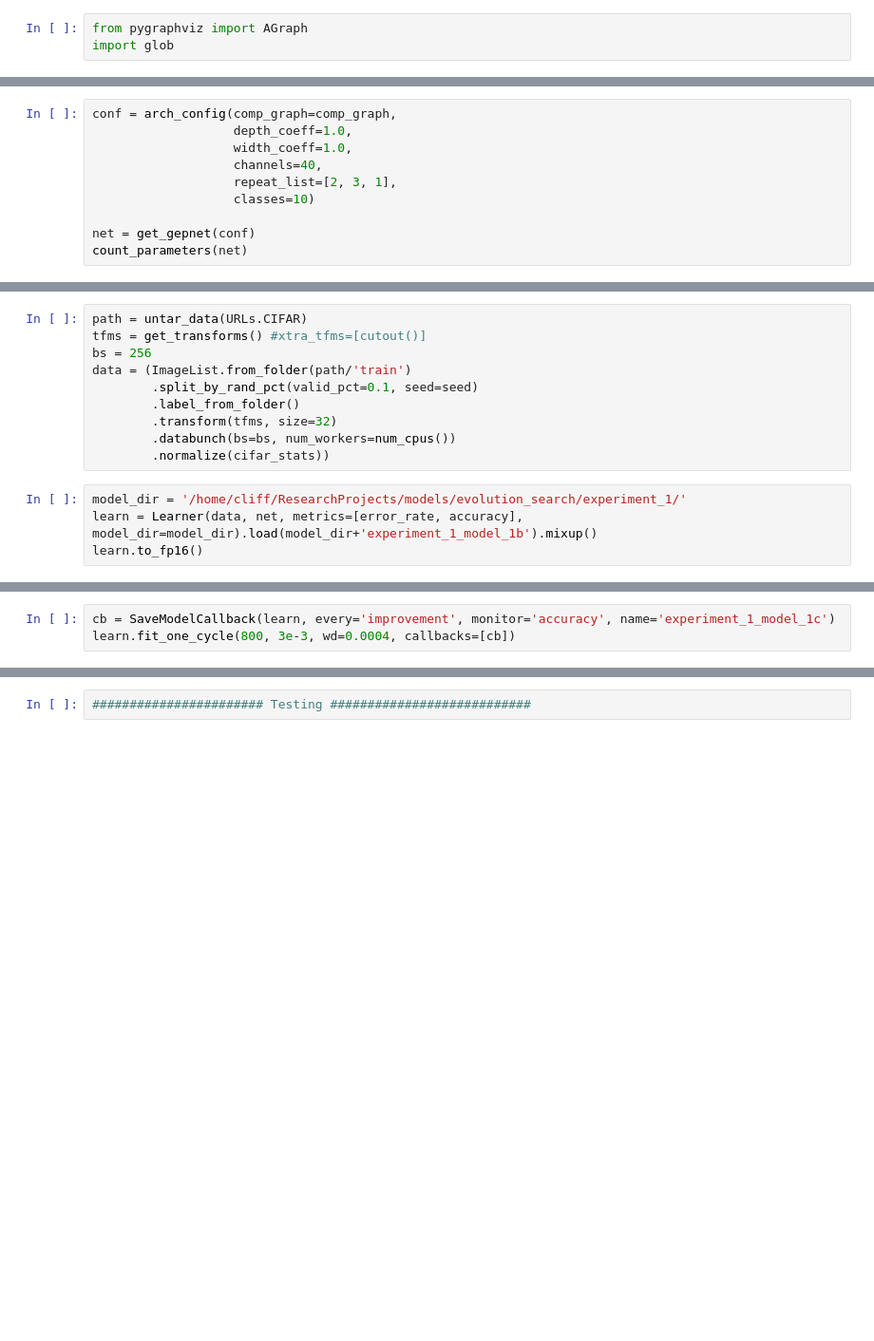
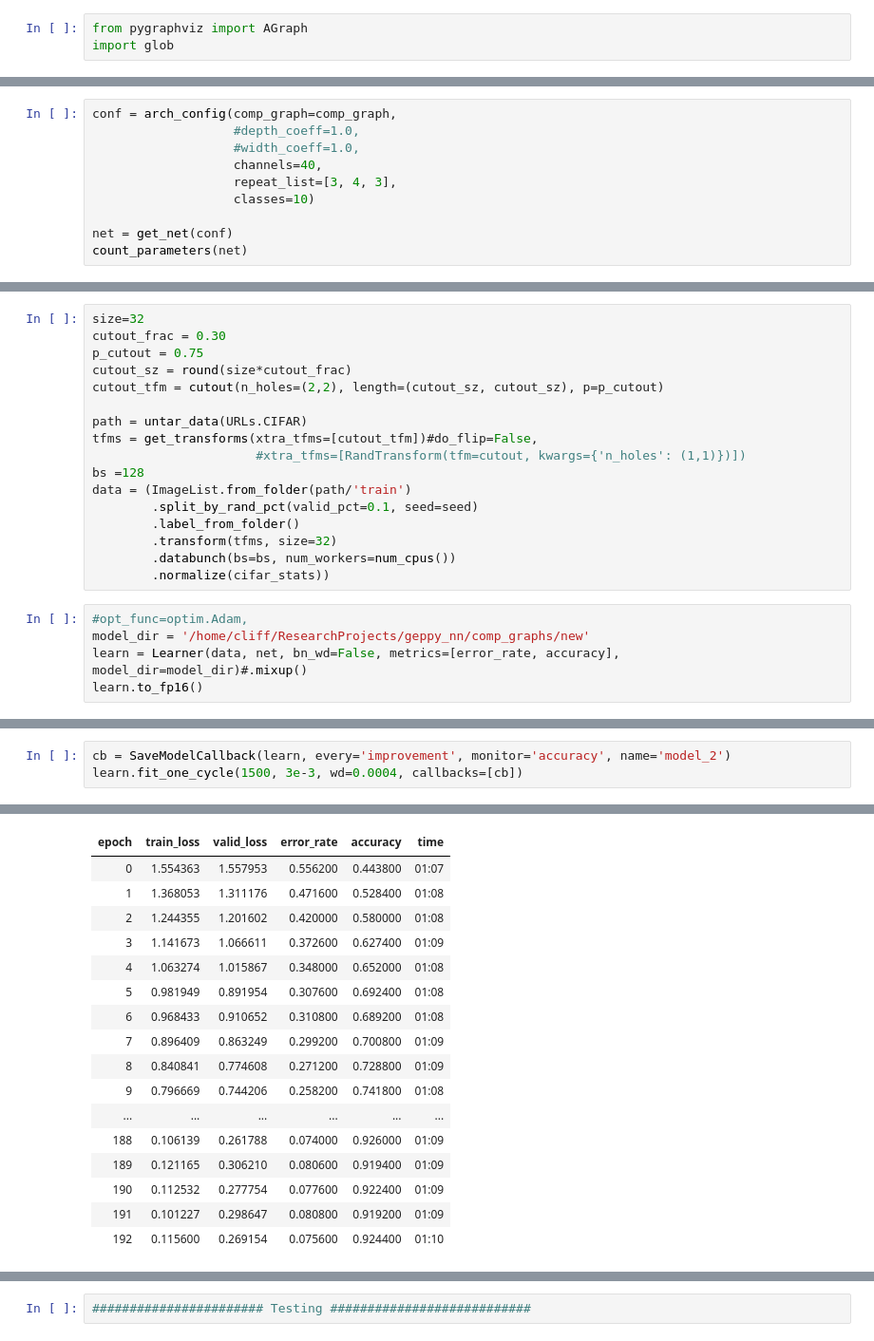
Before and after one commit to cliffbb/geppy_nn, a Jupyter notebook: evolution_search.ipynb, the cells around one changed output, grey strips where cells are left out. Shown at 95% size. Drawn from its saved outputs; the diff is of its cells as text; blank space fills up the shorter version.

```diff
--- a/evolution_search.ipynb
+++ b/evolution_search.ipynb
@@ -36,11 +73,11 @@ torch.backends.cudnn.benchmark = True
 #torch.backends.deterministic = True
 # %%
 conf = arch_config(comp_graph=comp_graph,
-                   depth_coeff=1.0,
-                   width_coeff=1.0,
+                   #depth_coeff=1.0,
+                   #width_coeff=1.0,
                    channels=40,
-                   repeat_list=[2, 3, 1],
+                   repeat_list=[3, 4, 3],
                    classes=10)
 
-net = get_gepnet(conf)
+net = get_net(conf)
 count_parameters(net)
@@ -47,7 +86,14 @@ count_parameters(net)
 # %%
+size=32
+cutout_frac = 0.30
+p_cutout = 0.75
+cutout_sz = round(size*cutout_frac)
+cutout_tfm = cutout(n_holes=(2,2), length=(cutout_sz, cutout_sz), p=p_cutout)
+
 path = untar_data(URLs.CIFAR)
-tfms = get_transforms() #xtra_tfms=[cutout()]
-bs = 256
+tfms = get_transforms(xtra_tfms=[cutout_tfm])#do_flip=False,
+                      #xtra_tfms=[RandTransform(tfm=cutout, kwargs={'n_holes': (1,1)})])
+bs =128
 data = (ImageList.from_folder(path/'train')
         .split_by_rand_pct(valid_pct=0.1, seed=seed)
         .label_from_folder()
@@ -55,6 +101,7 @@ data = (ImageList.from_folder(path/'train')
         .databunch(bs=bs, num_workers=num_cpus())
         .normalize(cifar_stats))
 # %%
-model_dir = '/home/cliff/ResearchProjects/models/evolution_search/experiment_1/'
-learn = Learner(data, net, metrics=[error_rate, accuracy], model_dir=model_dir).load(model_dir+'experiment_1_model_1b').mixup()
+#opt_func=optim.Adam,
+model_dir = '/home/cliff/ResearchProjects/geppy_nn/comp_graphs/new'
+learn = Learner(data, net, bn_wd=False, metrics=[error_rate, accuracy], model_dir=model_dir)#.mixup()
 learn.to_fp16()
@@ -64,3 +136,4 @@ learn.recorder.plot()
 # %%
-cb = SaveModelCallback(learn, every='improvement', monitor='accuracy', name='experiment_1_model_1c')
-learn.fit_one_cycle(800, 3e-3, wd=0.0004, callbacks=[cb])
+cb = SaveModelCallback(learn, every='improvement', monitor='accuracy', name='model_2')
+learn.fit_one_cycle(1500, 3e-3, wd=0.0004, callbacks=[cb])
+# %% [output]
@@ -66,0 +141,17 @@ learn.fit_one_cycle(800, 3e-3, wd=0.0004, callbacks=[cb])
+| epoch | train_loss | valid_loss | error_rate | accuracy | time |
+| 0 | 1.554363 | 1.557953 | 0.556200 | 0.443800 | 01:07 |
+| 1 | 1.368053 | 1.311176 | 0.471600 | 0.528400 | 01:08 |
+| 2 | 1.244355 | 1.201602 | 0.420000 | 0.580000 | 01:08 |
+| 3 | 1.141673 | 1.066611 | 0.372600 | 0.627400 | 01:09 |
+| 4 | 1.063274 | 1.015867 | 0.348000 | 0.652000 | 01:08 |
+| 5 | 0.981949 | 0.891954 | 0.307600 | 0.692400 | 01:08 |
+| 6 | 0.968433 | 0.910652 | 0.310800 | 0.689200 | 01:08 |
+| 7 | 0.896409 | 0.863249 | 0.299200 | 0.700800 | 01:09 |
+| 8 | 0.840841 | 0.774608 | 0.271200 | 0.728800 | 01:09 |
+| 9 | 0.796669 | 0.744206 | 0.258200 | 0.741800 | 01:08 |
+| ... | ... | ... | ... | ... | ... |
+| 188 | 0.106139 | 0.261788 | 0.074000 | 0.926000 | 01:09 |
+| 189 | 0.121165 | 0.306210 | 0.080600 | 0.919400 | 01:09 |
+| 190 | 0.112532 | 0.277754 | 0.077600 | 0.922400 | 01:09 |
+| 191 | 0.101227 | 0.298647 | 0.080800 | 0.919200 | 01:09 |
+| 192 | 0.115600 | 0.269154 | 0.075600 | 0.924400 | 01:10 |
```
Also changed, not shown: parts of 13 cells of this notebook, 11 other files.
